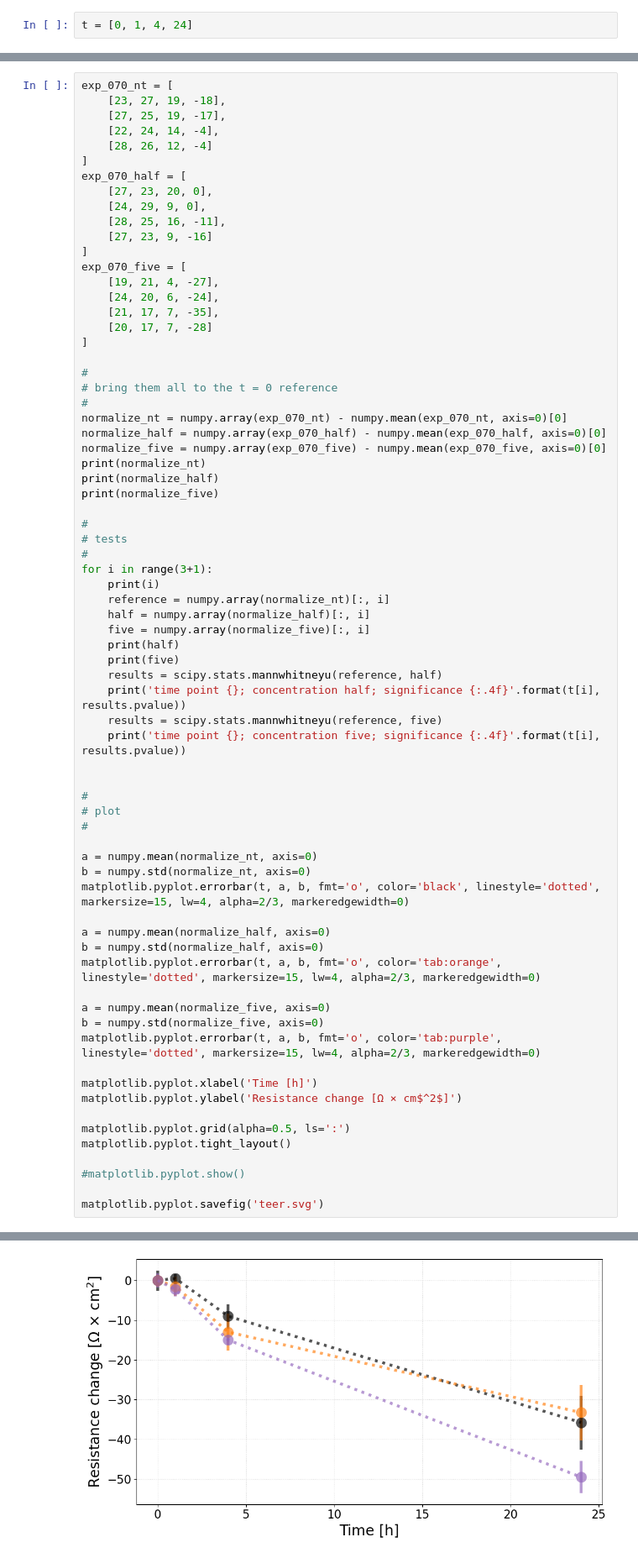
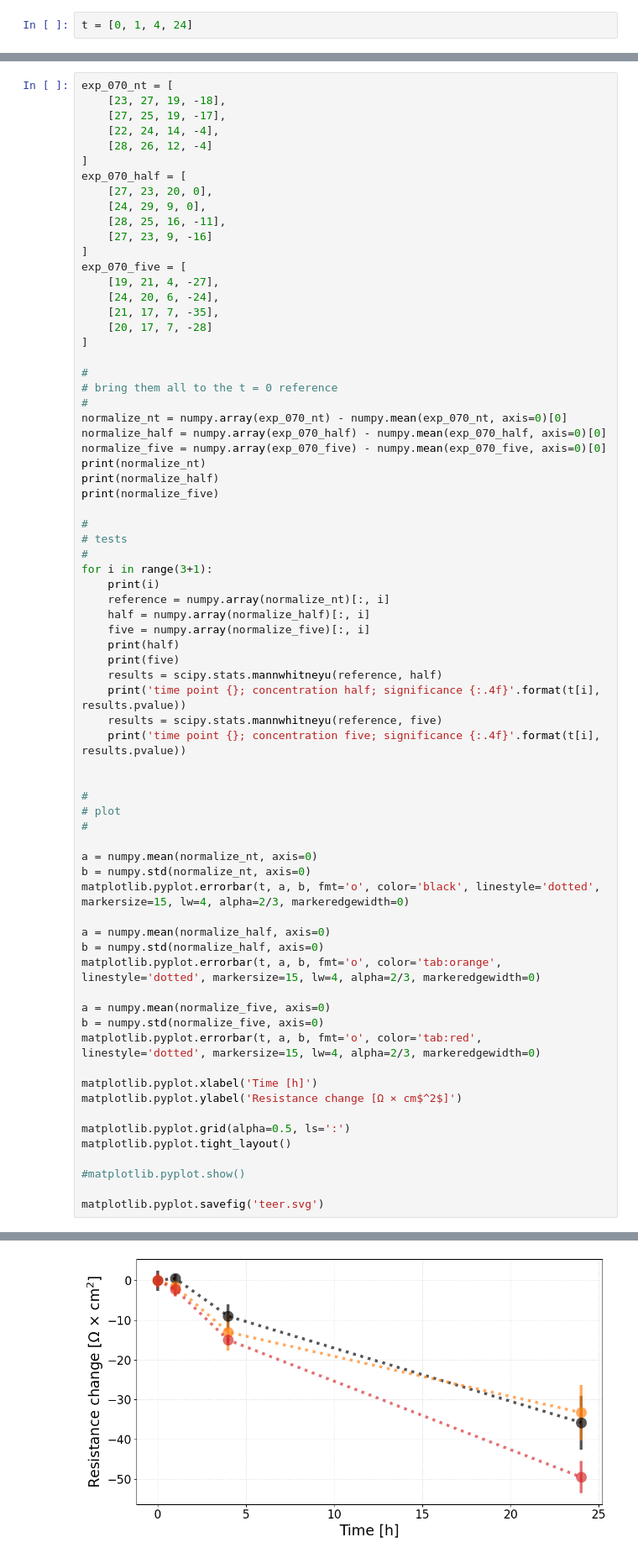
Before and after one commit to adelomana/vigur, a Jupyter notebook: phenotype/teer/teer.ipynb, the cells around one changed output, grey strips where cells are left out. Shown at 84% size. Saved outputs shown, nothing was run; the diff lists cells and outputs as text.

```diff
--- a/phenotype/teer/teer.ipynb
+++ b/phenotype/teer/teer.ipynb
@@ -123,36 +123,36 @@ matplotlib.pyplot.errorbar(t, a, b, fmt='o', color='tab:orange', linestyle='dott
 
 a = numpy.mean(normalize_five, axis=0)
 b = numpy.std(normalize_five, axis=0)
-matplotlib.pyplot.errorbar(t, a, b, fmt='o', color='tab:purple', linestyle='dotted', markersize=15, lw=4, alpha=2/3, markeredgewidth=0)
+matplotlib.pyplot.errorbar(t, a, b, fmt='o', color='tab:red', linestyle='dotted', markersize=15, lw=4, alpha=2/3, markeredgewidth=0)
 
 matplotlib.pyplot.xlabel('Time [h]')
 matplotlib.pyplot.ylabel('Resistance change [Ω × cm$^2$]')
 
 matplotlib.pyplot.grid(alpha=0.5, ls=':')
 matplotlib.pyplot.tight_layout()
 
 #matplotlib.pyplot.show()
 
 matplotlib.pyplot.savefig('teer.svg')
 # %% [output]
 [[ -2.   2.  -6. -43.]
  [  2.   0.  -6. -42.]
  [ -3.  -1. -11. -29.]
  [  3.   1. -13. -29.]]
 [[  0.5  -3.5  -6.5 -26.5]
  [ -2.5   2.5 -17.5 -26.5]
  [  1.5  -1.5 -10.5 -37.5]
  [  0.5  -3.5 -17.5 -42.5]]
 [[ -2.   0. -17. -48.]
  [  3.  -1. -15. -45.]
  [  0.  -4. -14. -56.]
  [ -1.  -4. -14. -49.]]
 ... (16 lines left out)
 [-26.5 -26.5 -37.5 -42.5]
 [-48. -45. -56. -49.]
 time point 24; concentration half; significance 0.4651
 time point 24; concentration five; significance 0.0294
-[figure, old version]
+[figure, new version]
 # %%
 exp_071_nt = [
     [20, 21, 14, -7],
```
Also changed, not shown: 1 other file.
